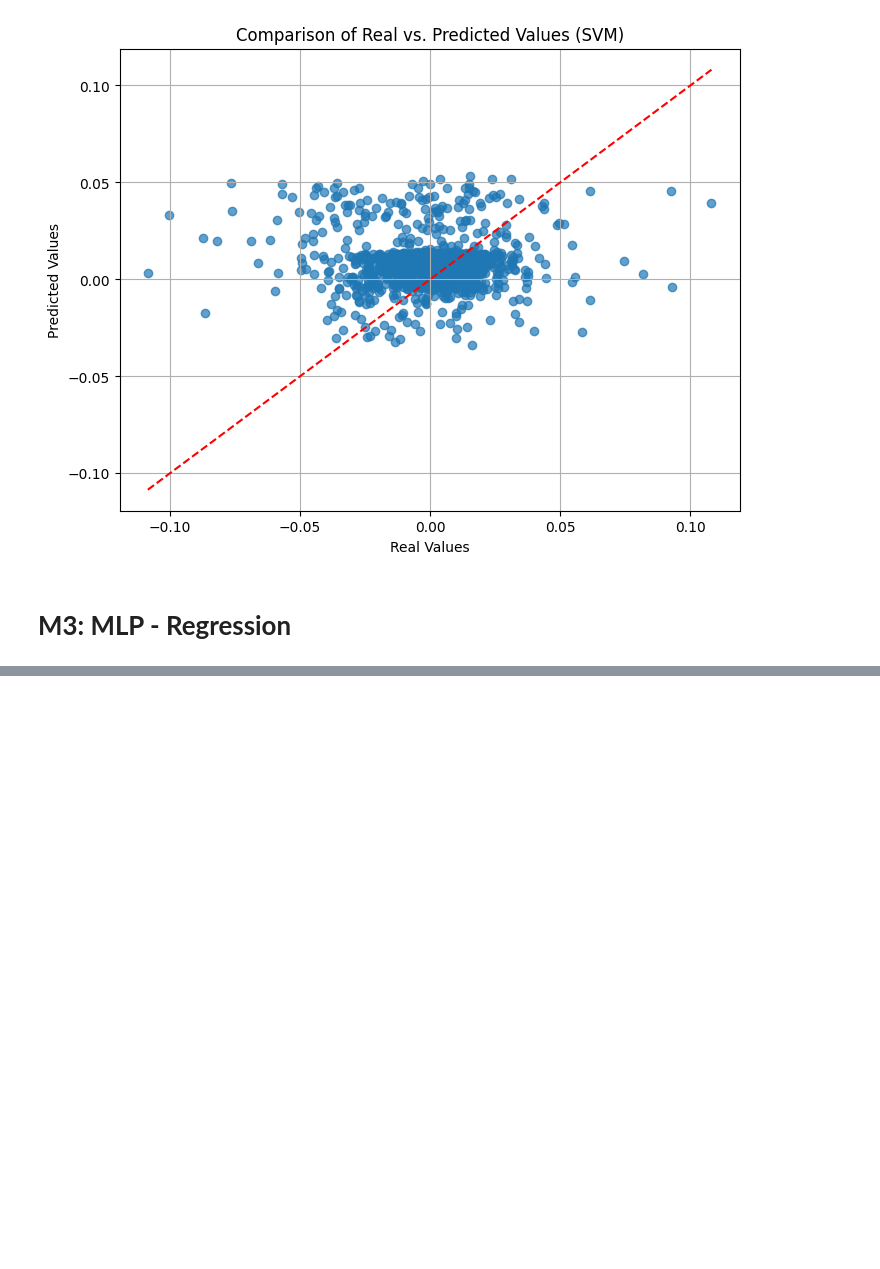
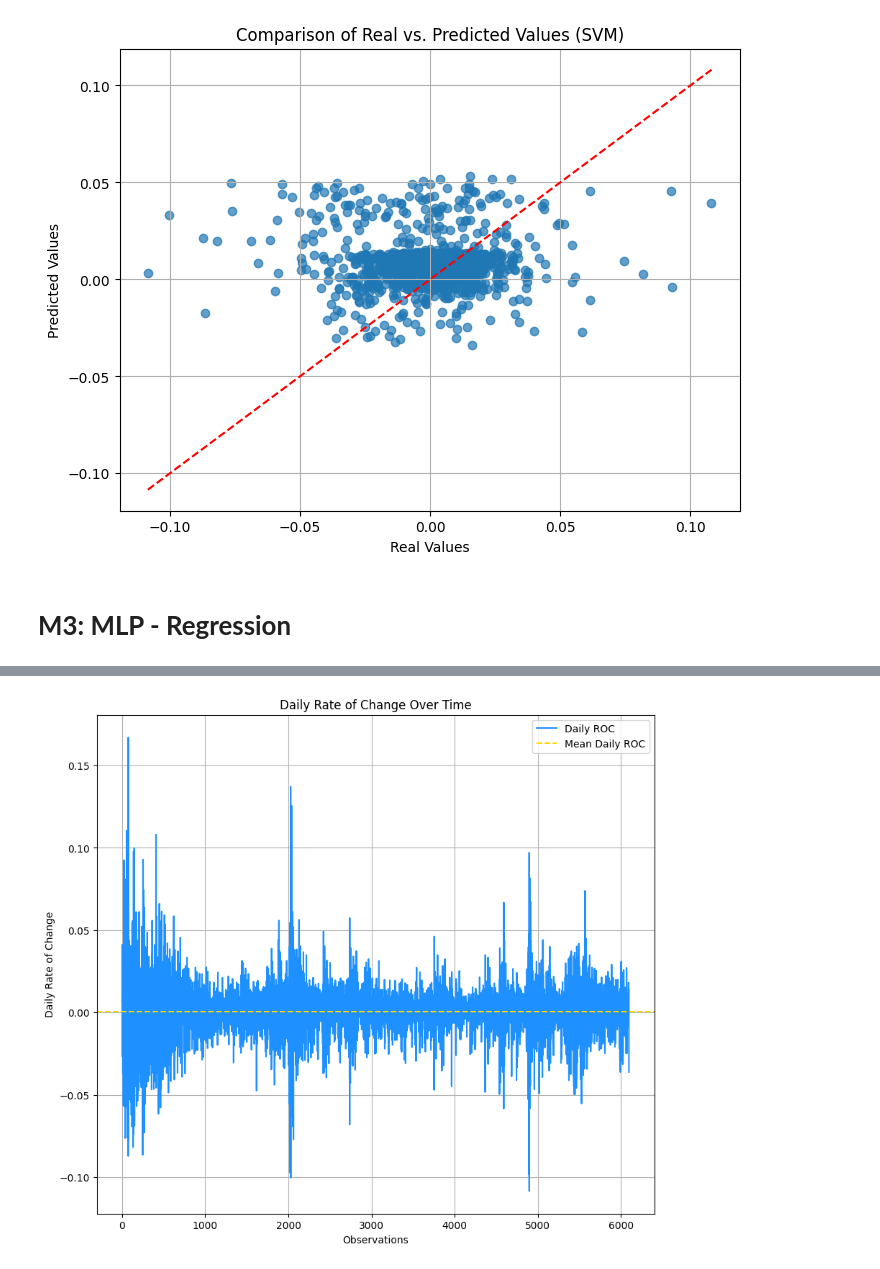
Before and after one commit to pbuitragoa33/NASDAQ-Change-Prediction, a Jupyter notebook: analysisML.ipynb, the cells around one changed output, grey strips where cells are left out. Saved outputs shown, nothing was run; the diff lists cells and outputs as text; code cells hidden in the pictures; blank space fills up the shorter version.

```diff
--- a/analysisML.ipynb
+++ b/analysisML.ipynb
@@ -461,0 +551,13 @@ plt.show()
+# %%
+# Plot the Daily Rate of Change (ROC) ---> Target Variable
+
+plt.figure(figsize = (10, 9))
+plt.plot(y, label='Daily ROC', color = 'dodgerblue')
+plt.title('Daily Rate of Change Over Time')
+plt.xlabel('Observations')
+plt.ylabel('Daily Rate of Change')
+plt.axhline(y = np.mean(y), color = 'gold', linestyle = '--', label = 'Mean Daily ROC')
+plt.legend()
+plt.grid(True)
+# %% [output]
+[figure, added]
```
Also changed, not shown: parts of 20 cells of this notebook.
